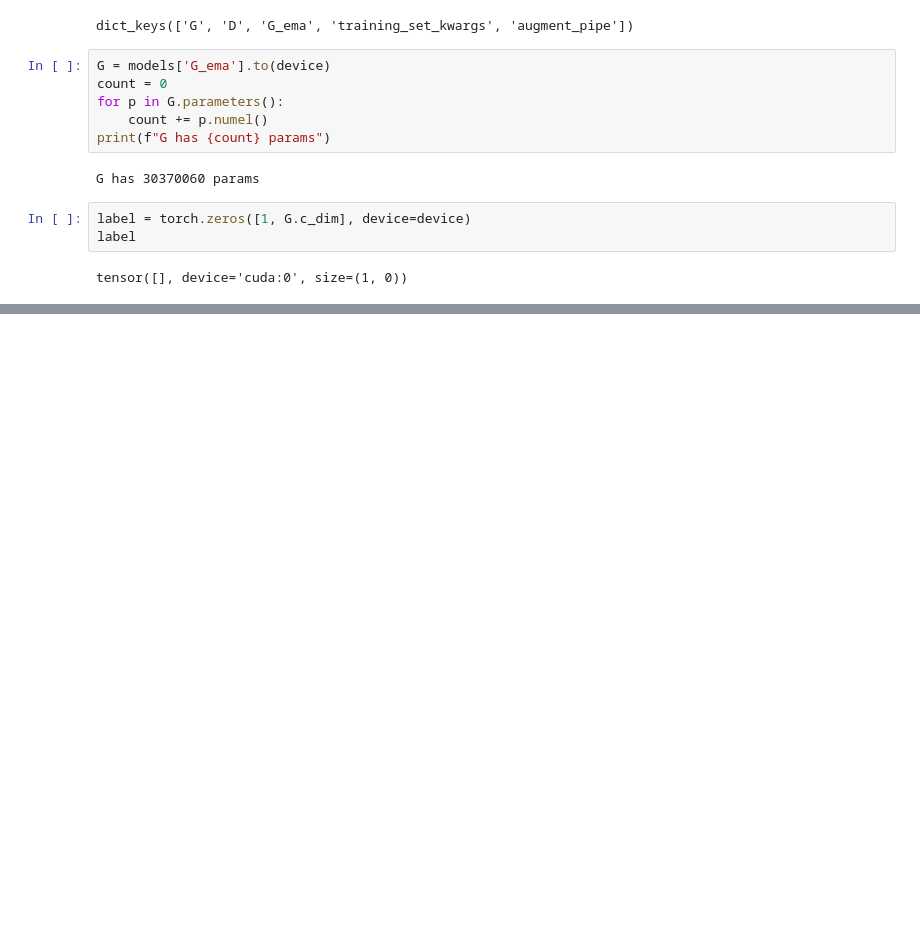
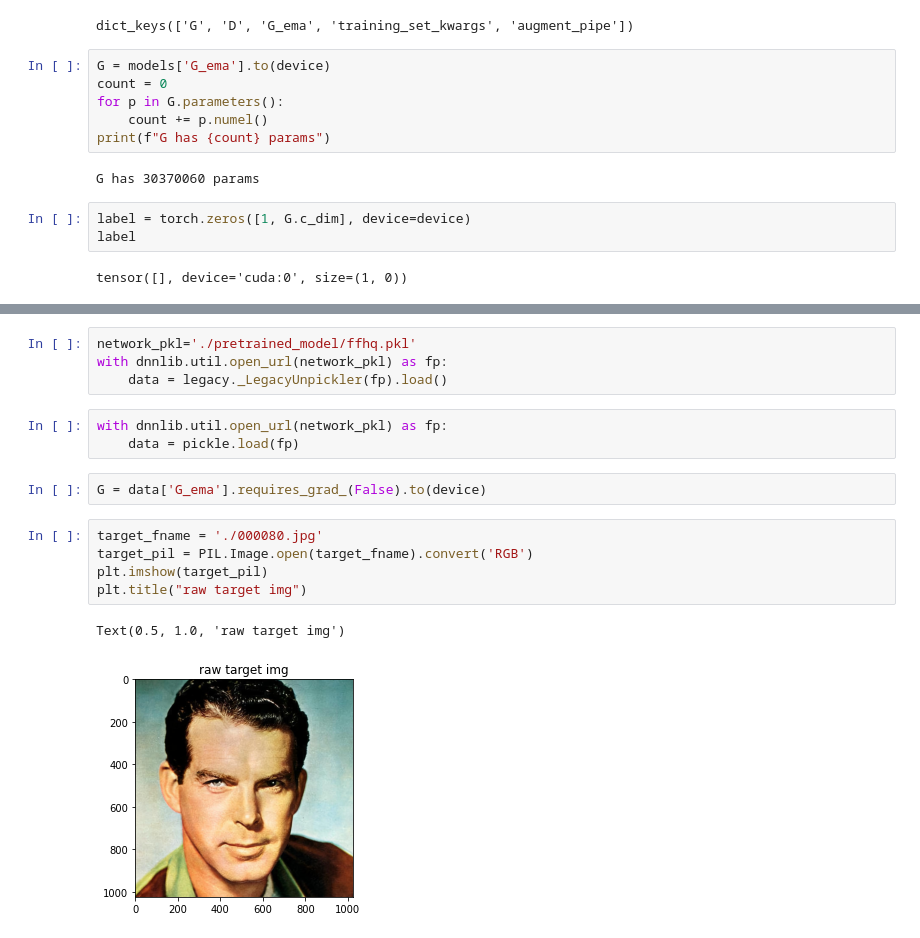
Before and after one commit to jiaqianjing/stylegan2-ada-pytorch, a Jupyter notebook: demo.ipynb, the cells around one changed output, grey strips where cells are left out. Saved outputs shown, nothing was run; the diff lists cells and outputs as text; blank space fills up the shorter version.

```diff
--- a/demo.ipynb
+++ b/demo.ipynb
@@ -48,0 +68,17 @@ latent code: torch.Size([1, 512]) torch.float64
+# %%
+network_pkl='./pretrained_model/ffhq.pkl'
+with dnnlib.util.open_url(network_pkl) as fp:
+    data = legacy._LegacyUnpickler(fp).load()
+# %%
+with dnnlib.util.open_url(network_pkl) as fp:
+    data = pickle.load(fp)
+# %%
+G = data['G_ema'].requires_grad_(False).to(device)
+# %%
+target_fname = './000080.jpg'
+target_pil = PIL.Image.open(target_fname).convert('RGB')
+plt.imshow(target_pil)
+plt.title("raw target img")
+# %% [output]
+Text(0.5, 1.0, 'raw target img')
+[figure, added]
```
Also changed, not shown: parts of 10 cells of this notebook, 1 other file.
